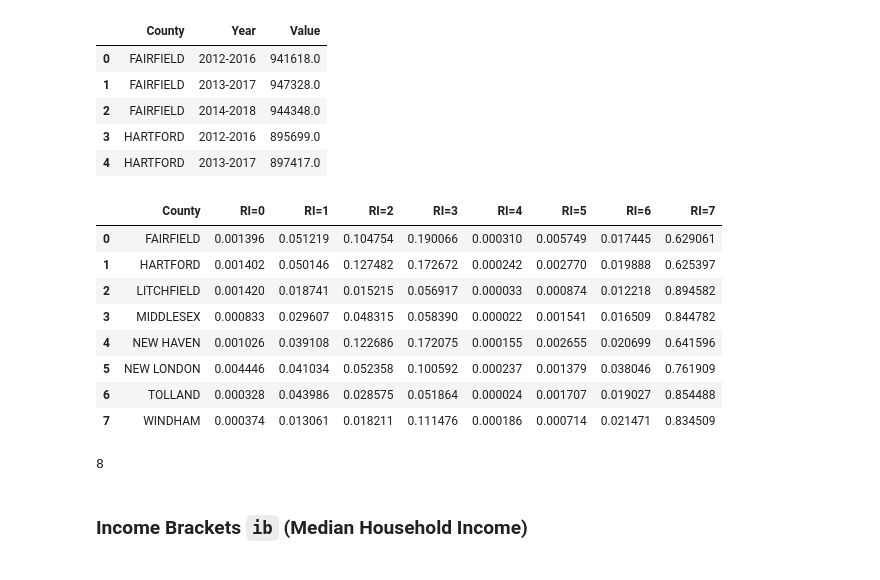
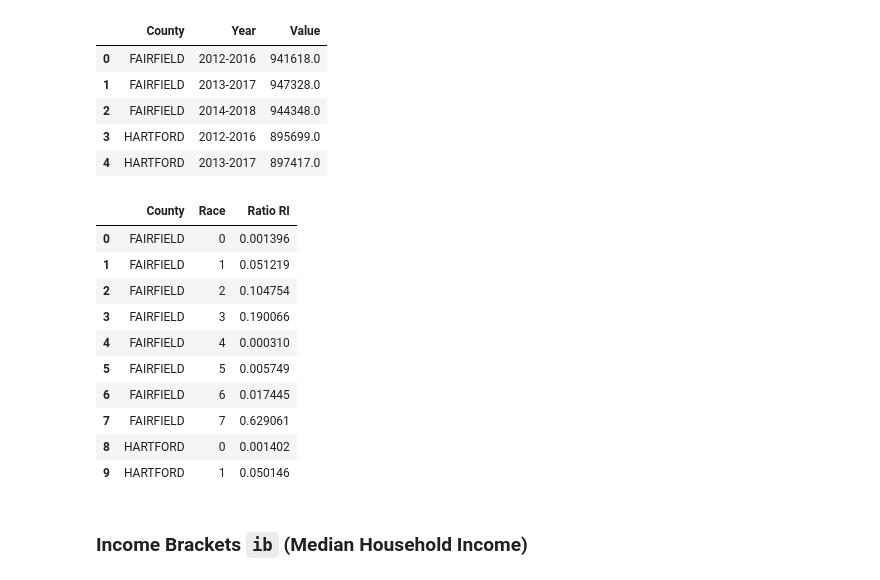
Before and after one commit to muhan-zhang/data200-final-project, a Jupyter notebook: Project.ipynb, the cells around one changed output. Cells and saved outputs as stored; diff of their text form; code cells hidden in the pictures.

```diff
--- a/Project.ipynb
+++ b/Project.ipynb
@@ -1386,31 +1420,26 @@ ri_total.head()
 # %%
 ri_ct = ri_ct.merge(ri_total, how='left', on=["County", "Year"])\
              .groupby(["County", "Race/Ethnicity"], as_index=False)\
              .sum()
 
-ri_ct["Avg"] = ri_ct['Value_x'] / ri_ct['Value_y']
+ri_ct["Ratio RI"] = ri_ct['Value_x'] / ri_ct['Value_y']
 
 ri_ct = ri_ct.drop(["Value_x", "Value_y"], axis=1)\
-             .pivot(index='County', columns='Race/Ethnicity', values='Avg')\
-             .rename(lambda x: 'RI=' + str(x), axis=1)\
-             .reset_index()
+             .rename({'Race/Ethnicity': 'Race'}, axis=1)
 
-ri_ct.columns.rename(None, inplace=True)
 ri_ct.head(10)
 # %% [output]
-|  | County | RI=0 | RI=1 | RI=2 | RI=3 | RI=4 | RI=5 | RI=6 | RI=7 |
-| 0 | FAIRFIELD | 0.001396 | 0.051219 | 0.104754 | 0.190066 | 0.000310 | 0.005749 | 0.017445 | 0.629061 |
-| 1 | HARTFORD | 0.001402 | 0.050146 | 0.127482 | 0.172672 | 0.000242 | 0.002770 | 0.019888 | 0.625397 |
-| 2 | LITCHFIELD | 0.001420 | 0.018741 | 0.015215 | 0.056917 | 0.000033 | 0.000874 | 0.012218 | 0.894582 |
-| 3 | MIDDLESEX | 0.000833 | 0.029607 | 0.048315 | 0.058390 | 0.000022 | 0.001541 | 0.016509 | 0.844782 |
-| 4 | NEW HAVEN | 0.001026 | 0.039108 | 0.122686 | 0.172075 | 0.000155 | 0.002655 | 0.020699 | 0.641596 |
-| 5 | NEW LONDON | 0.004446 | 0.041034 | 0.052358 | 0.100592 | 0.000237 | 0.001379 | 0.038046 | 0.761909 |
-| 6 | TOLLAND | 0.000328 | 0.043986 | 0.028575 | 0.051864 | 0.000024 | 0.001707 | 0.019027 | 0.854488 |
-| 7 | WINDHAM | 0.000374 | 0.013061 | 0.018211 | 0.111476 | 0.000186 | 0.000714 | 0.021471 | 0.834509 |
+|  | County | Race | Ratio RI |
+| 0 | FAIRFIELD | 0 | 0.001396 |
+| 1 | FAIRFIELD | 1 | 0.051219 |
+| 2 | FAIRFIELD | 2 | 0.104754 |
+| 3 | FAIRFIELD | 3 | 0.190066 |
+| 4 | FAIRFIELD | 4 | 0.000310 |
+| 5 | FAIRFIELD | 5 | 0.005749 |
+| 6 | FAIRFIELD | 6 | 0.017445 |
+| 7 | FAIRFIELD | 7 | 0.629061 |
+| 8 | HARTFORD | 0 | 0.001402 |
+| 9 | HARTFORD | 1 | 0.050146 |
-# %%
-np.linalg.matrix_rank(ri_ct.values[:, 1:].astype(float))
-# %% [output]
-8
 # %% [markdown]
 ### Income Brackets `ib` (Median Household Income)
 # %%
```
Also changed, not shown: parts of 27 cells of this notebook.
